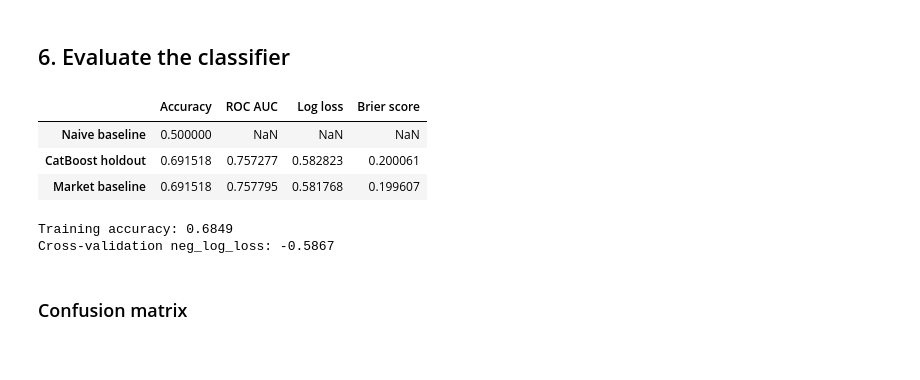
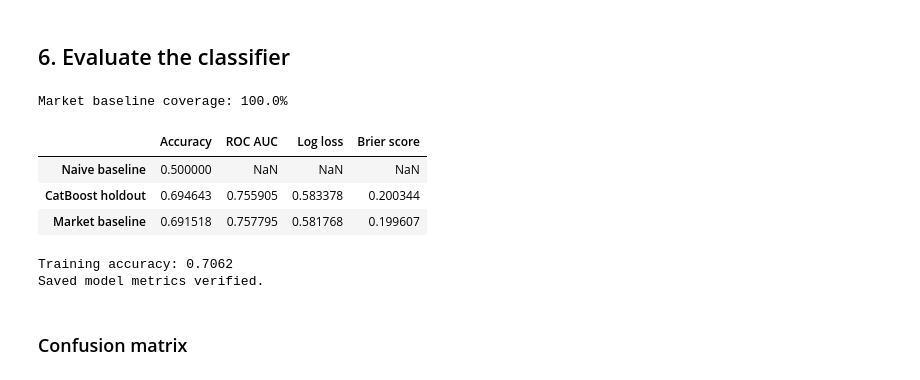
Before and after one commit to K4mp47/tennis_prediction, a Jupyter notebook: docs/catboost_training_analysis.ipynb, the cells around one changed output. Drawn from its saved outputs; the diff is of its cells as text; code cells hidden in the pictures.

```diff
--- a/docs/catboost_training_analysis.ipynb
+++ b/docs/catboost_training_analysis.ipynb
@@ -150,7 +123,9 @@ X = prepare_catboost_features(
 )
 y = dataset["player_a_win"].astype(int)
 
-train_index, test_index = chronological_holdout_split(dataset["date"], 0.15)
+train_mask, test_mask = chronological_split(dataset)
+train_index = np.flatnonzero(train_mask)
+test_index = np.flatnonzero(test_mask)
 X_train, X_test = X.iloc[train_index], X.iloc[test_index]
 y_train, y_test = y.iloc[train_index], y.iloc[test_index]
 
@@ -231,14 +188,0 @@ Best parameters: {'random_strength': 2.0, 'learning_rate': 0.01, 'l2_leaf_reg':
-# %%
-model = CatBoostClassifier(
-    **training_metrics["best_params"],
-    loss_function="Logloss",
-    eval_metric="Logloss",
-    cat_features=categorical_features,
-    random_seed=42,
-    allow_writing_files=False,
-    verbose=False,
-    thread_count=1,
-)
-
-model.fit(X_train, y_train)
-print("Training completed.")
@@ -248,44 +195,47 @@ Training completed.
 ## 6. Evaluate the classifier
 # %%
 train_prediction = model.predict(X_train).astype(int).ravel()
-raw_test_probability = model.predict_proba(X_test)[:, 1]
-test_probability, test_actual_winner_probability = symmetrize_pair_probabilities(
-    dataset.iloc[test_index]["match_id_internal"],
-    y_test,
-    raw_test_probability,
-)
+test_probability = model.predict_proba(X_test)[:, 1]
 test_prediction = (test_probability >= 0.5).astype(int)
 
 train_accuracy = accuracy_score(y_train, train_prediction)
 test_accuracy = accuracy_score(y_test, test_prediction)
 test_auc = roc_auc_score(y_test, test_probability)
 test_log_loss = log_loss(y_test, test_probability)
 test_brier_score = brier_score_loss(y_test, test_probability)
-cv_metric = training_metrics.get("selection_metric", "accuracy")
-cv_score = training_metrics.get("best_cv_accuracy")
-if cv_score is None:
-    cv_score = training_metrics["best_cv_score"]
-
-market_metrics = training_metrics["market_baseline_holdout"]
+assert np.isclose(test_accuracy, training_metrics["holdout_accuracy"])
+assert np.isclose(test_auc, training_metrics["holdout_roc_auc"])
+market_probability = dataset.iloc[test_index]["winner_market_prob_normalized"]
+market_valid = market_probability.notna()
+market_y = y_test.loc[market_valid]
+market_probability = market_probability.loc[market_valid]
+market_metrics = {
+    "accuracy": accuracy_score(market_y, market_probability >= 0.5),
+    "roc_auc": roc_auc_score(market_y, market_probability),
+    "log_loss": log_loss(market_y, market_probability),
+    "brier_score": brier_score_loss(market_y, market_probability),
+}
+print(f"Market baseline coverage: {market_valid.mean():.1%}")
 results = pd.DataFrame(
     {
         "Accuracy": [baseline_accuracy, test_accuracy, market_metrics["accuracy"]],
         "ROC AUC": [np.nan, test_auc, market_metrics["roc_auc"]],
         "Log loss": [np.nan, test_log_loss, market_metrics["log_loss"]],
         "Brier score": [np.nan, test_brier_score, market_metrics["brier_score"]],
     },
     index=["Naive baseline", "CatBoost holdout", "Market baseline"],
 )
 display(results)
 print(f"Training accuracy: {train_accuracy:.4f}")
-print(f"Cross-validation {cv_metric}: {cv_score:.4f}")
+print("Saved model metrics verified.")
 # %% [output]
+Market baseline coverage: 100.0%
 |  | Accuracy | ROC AUC | Log loss | Brier score |
 | Naive baseline | 0.500000 | NaN | NaN | NaN |
-| CatBoost holdout | 0.691518 | 0.757277 | 0.582823 | 0.200061 |
+| CatBoost holdout | 0.694643 | 0.755905 | 0.583378 | 0.200344 |
 | Market baseline | 0.691518 | 0.757795 | 0.581768 | 0.199607 |
-Training accuracy: 0.6849
-Cross-validation neg_log_loss: -0.5867
+Training accuracy: 0.7062
+Saved model metrics verified.
 # %% [markdown]
 ### Confusion matrix
 # %%
```
Also changed, not shown: parts of 19 cells of this notebook, 6 other files.
